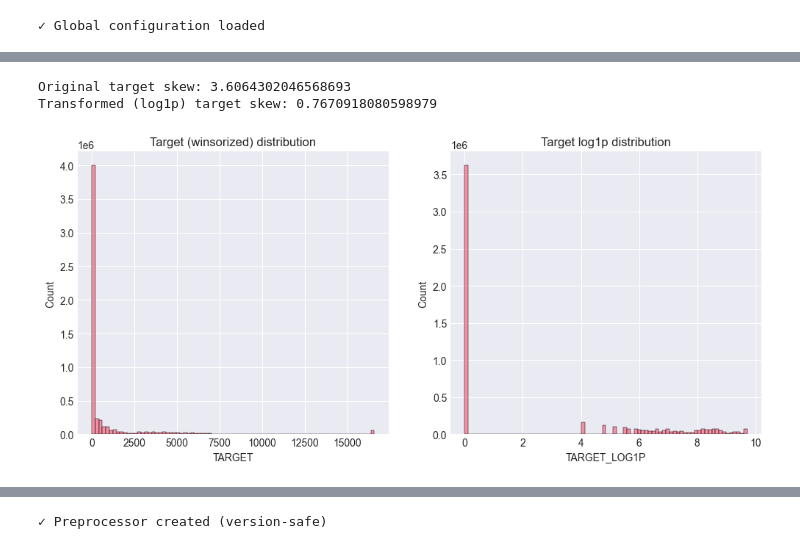
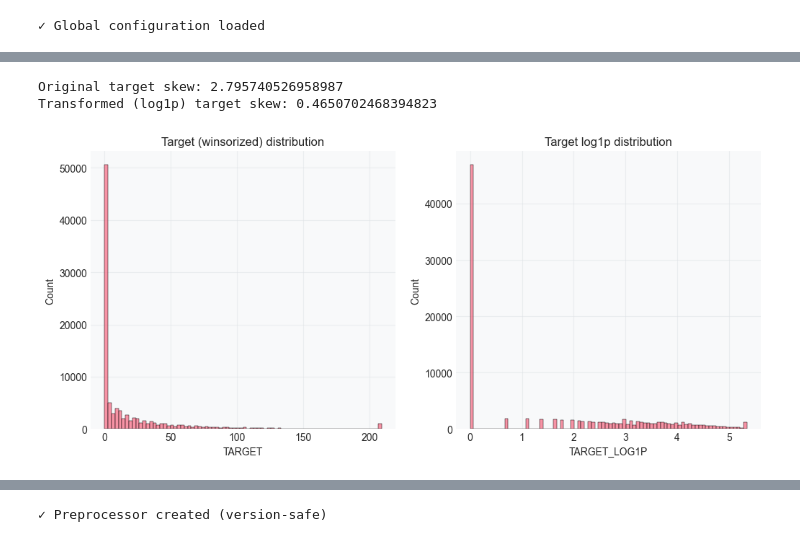
Before and after one commit to AnDB-Master-MSEinAI-Resource/railway-delay, a Jupyter notebook: notebooks/regression_pipeline_rmse.ipynb, the cells around one changed output, grey strips where cells are left out. Drawn from its saved outputs; the diff is of its cells as text; code cells hidden in the pictures.

```diff
--- a/notebooks/regression_pipeline_rmse.ipynb
+++ b/notebooks/regression_pipeline_rmse.ipynb
@@ -2519,13 +2709,13 @@ Last RESULTS item:
 # %%
 # Fallback to compute HOUR from scheduled column (if SCHEDULED_DT parsing failed)
-if TIME_COLS.get('scheduled') and ('HOUR' not in train_df.columns or train_df['HOUR'].isnull().all()):
+if TIME_COLS.get('scheduled') and ('HOUR' not in df.columns or df['HOUR'].isnull().all()):
     sc = TIME_COLS['scheduled']
-    if sc in train_df.columns:
-        s = train_df[sc]
+    if sc in df.columns:
+        s = df[sc]
         if pd.api.types.is_numeric_dtype(s):
             # treat numeric less than 24 as hour
             if s.max(skipna=True) <= 24:
-                train_df['HOUR'] = s.fillna(0).astype(float).apply(lambda x: int(np.floor(x)))
+                df['HOUR'] = s.fillna(0).astype(float).apply(lambda x: int(np.floor(x)))
         else:
             # try to extract leading hour from string patterns
             s_str = s.astype(str)
@@ -2541,10 +2731,11 @@ if TIME_COLS.get('scheduled') and ('HOUR' not in train_df.columns or train_df['H
                     except:
                         return np.nan
                 return np.nan
-            train_df['HOUR'] = s_str.apply(extract_hour)
+            df['HOUR'] = s_str.apply(extract_hour)
 
-# Convert HOUR to integer or NaN
-train_df['HOUR'] = train_df['HOUR'].apply(lambda x: int(x) if not pd.isna(x) else np.nan)
+# Convert HOUR to integer or NaN (only if HOUR column exists)
+if 'HOUR' in df.columns:
+    df['HOUR'] = df['HOUR'].apply(lambda x: int(x) if not pd.isna(x) else np.nan)
 # %%
 # ---
 
@@ -2594,9 +2783,9 @@ dtype: int64
 ## Section 5: Outlier Detection & Winsorization
 
 # Compute quantiles
-q01 = train_df['DELAY_MINUTES'].quantile(0.01)
-q99 = train_df['DELAY_MINUTES'].quantile(0.99)
-mean_val = train_df['DELAY_MINUTES'].mean()
+q01 = df['DELAY_MINUTES'].quantile(0.01)
+q99 = df['DELAY_MINUTES'].quantile(0.99)
+mean_val = df['DELAY_MINUTES'].mean()
 print(f"Delay quantiles: 1%={q01:.2f}, 99%={q99:.2f}, mean={mean_val:.2f}")
 
 # Use explicit WINSOR_CAP defined in setup but fallback to q99 if smaller
@@ -2605,23 +2794,23 @@ print(f"Winsorization cap (using min(q99, WINSOR_CAP)): {winsor_cap}")
 
 # ... rest of plotting code unchanged ...
 plt.figure(figsize=(12,5))
-sns.histplot(train_df['DELAY_MINUTES'], bins=80, kde=False)
+sns.histplot(df['DELAY_MINUTES'], bins=80, kde=False)
 plt.title('DELAY_MINUTES distribution')
 plt.xlabel('Minutes')
-plt.xlim(0, min(train_df['DELAY_MINUTES'].quantile(0.999), 500))
+plt.xlim(0, min(df['DELAY_MINUTES'].quantile(0.999), 500))
 plt.show()
 
 plt.figure(figsize=(6,3))
-sns.boxplot(x=train_df['DELAY_MINUTES'])
-plt.xlim(0, min(train_df['DELAY_MINUTES'].quantile(0.999), 500))
+sns.boxplot(x=df['DELAY_MINUTES'])
+plt.xlim(0, min(df['DELAY_MINUTES'].quantile(0.999), 500))
 plt.title('Boxplot of DELAY_MINUTES')
 plt.show()
 
 # Winsorization at the chosen cap
-train_df['DELAY_MINUTES_WINSORIZED'] = np.minimum(train_df['DELAY_MINUTES'], winsor_cap)
-rows_clipped = (train_df['DELAY_MINUTES'] > winsor_cap).sum()
+df['DELAY_MINUTES_WINSORIZED'] = np.minimum(df['DELAY_MINUTES'], winsor_cap)
+rows_clipped = (df['DELAY_MINUTES'] > winsor_cap).sum()
 print(f"Winsorization cap: {winsor_cap}. Rows clipped: {rows_clipped}")
 
 # For further steps we'll use the winsorized target
-train_df['TARGET'] = train_df['DELAY_MINUTES_WINSORIZED']
+df['TARGET'] = df['DELAY_MINUTES_WINSORIZED']
 # %% [output]
@@ -2633,29 +2823,29 @@ Winsorization cap: 16560.0. Rows clipped: 57041
 # %%
 # ---
 
 ## Section 6: Target Transformation (Log1p) & Inverse Transform
 
-train_df['TARGET_LOG1P'] = np.log1p(train_df['TARGET'])
+df['TARGET_LOG1P'] = np.log1p(df['TARGET'])
 
 # Transform functions
 inv_log1p = lambda x: np.expm1(x)
 
-print('Original target skew:', train_df['TARGET'].skew())
-print('Transformed (log1p) target skew:', train_df['TARGET_LOG1P'].skew())
+print('Original target skew:', df['TARGET'].skew())
+print('Transformed (log1p) target skew:', df['TARGET_LOG1P'].skew())
 
 # Plot distribution after transformation
 plt.figure(figsize=(12,5))
 plt.subplot(1,2,1)
-sns.histplot(train_df['TARGET'], bins=80)
+sns.histplot(df['TARGET'], bins=80)
 plt.title('Target (winsorized) distribution')
 plt.subplot(1,2,2)
-sns.histplot(train_df['TARGET_LOG1P'], bins=80)
+sns.histplot(df['TARGET_LOG1P'], bins=80)
 plt.title('Target log1p distribution')
 plt.show()
 # %% [output]
-Original target skew: 3.6064302046568693
-Transformed (log1p) target skew: 0.7670918080598979
+Original target skew: 2.795740526958987
+Transformed (log1p) target skew: 0.4650702468394823
-[figure, old version]
+[figure, new version]
 # %%
 # ---
 
```
Also changed, not shown: parts of 55 cells of this notebook, 9 other files.
